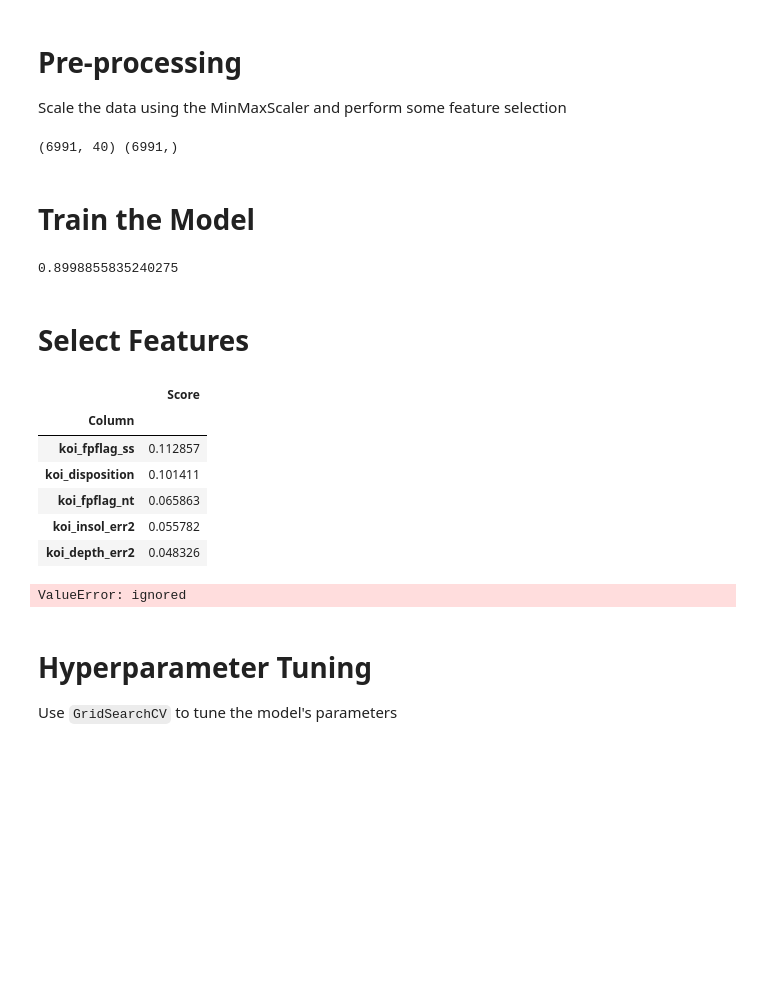
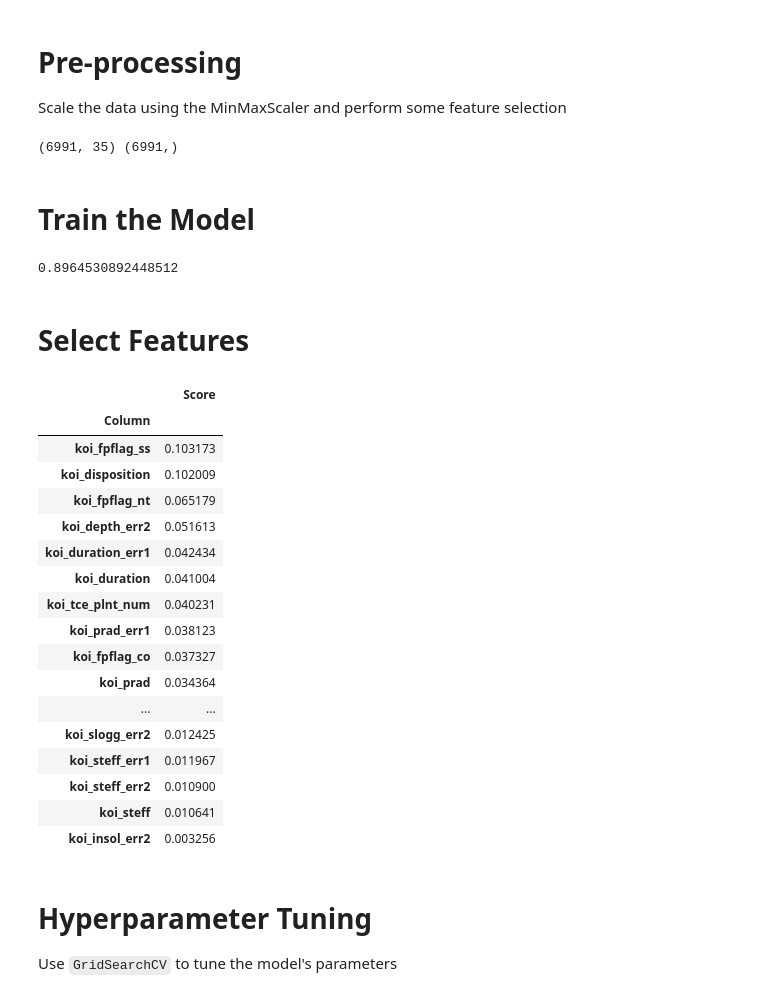
Before and after one commit to HDietrich416/Data-Bootcamp, a Jupyter notebook: Unit 21 - Machine Learning/Random_Forest_Classifier.ipynb, the cells around one changed output. Drawn from its saved outputs; the diff is of its cells as text; code cells hidden in the pictures; blank space fills up the shorter version.

```diff
--- a/Unit 21 - Machine Learning/Random_Forest_Classifier.ipynb
+++ b/Unit 21 - Machine Learning/Random_Forest_Classifier.ipynb
@@ -37,7 +37,7 @@ df.head()
 # Select your features (columns)
 # %%
 # Set features. This will also be used as your x values.
-X = df.drop("koi_disposition", axis=1)
+X = df.drop(["koi_disposition", "koi_steff_err2", "koi_srad_err1", "koi_slogg_err2", "koi_slogg", "koi_model_snr"], axis=1)
 feature_names = df.columns
 y = df["koi_disposition"]
 # %% [markdown]
@@ -68,7 +68,7 @@ X_test_scaled = X_scaler.transform(X_test)
 
 print(X.shape, y.shape)
 # %% [output]
-(6991, 40) (6991,)
+(6991, 35) (6991,)
 # %% [markdown]
 # Train the Model
 # %%
@@ -76,19 +76,30 @@ rf = RandomForestClassifier(n_estimators=200)
 rf = rf.fit(X_train, y_train)
 rf.score(X_test, y_test)
 # %% [output]
-0.8998855835240275
+0.8964530892448512
 # %% [markdown]
 # Select Features
 # %%
 features = sorted(zip(rf.feature_importances_, feature_names), reverse=True)
 ranked_features = pd.DataFrame(features, columns=['Score', 'Column'])
 ranked_features = ranked_features.set_index('Column')
-ranked_features.head()
+ranked_features
 # %% [output]
 |  | Score |
 | Column |  |
-| koi_fpflag_ss | 0.112857 |
-| koi_disposition | 0.101411 |
-| koi_fpflag_nt | 0.065863 |
-| koi_insol_err2 | 0.055782 |
-| koi_depth_err2 | 0.048326 |
+| koi_fpflag_ss | 0.103173 |
+| koi_disposition | 0.102009 |
+| koi_fpflag_nt | 0.065179 |
+| koi_depth_err2 | 0.051613 |
+| koi_duration_err1 | 0.042434 |
+| koi_duration | 0.041004 |
+| koi_tce_plnt_num | 0.040231 |
+| koi_prad_err1 | 0.038123 |
+| koi_fpflag_co | 0.037327 |
+| koi_prad | 0.034364 |
+| ... | ... |
+| koi_slogg_err2 | 0.012425 |
+| koi_steff_err1 | 0.011967 |
+| koi_steff_err2 | 0.010900 |
+| koi_steff | 0.010641 |
+| koi_insol_err2 | 0.003256 |
@@ -102,23 +106,3 @@ for i in features:
-# %%
-# Set features. This will also be used as your x values.
-X2 = df[selected_features]
-y = df["koi_disposition"]
-
-# Train test split
-X_train2, X_test2, y_train2, y_test2 = train_test_split(X2, y, random_state=42)
-
-# Scale your data
-
-X_scaler = MinMaxScaler().fit(X_train2)
-X_train_scaled2 = X_scaler.transform(X_train2)
-X_test_scaled2 = X_scaler.transform(X_test2)
-
-#Train the model
-rf2 = RandomForestClassifier(n_estimators=200)
-rf2 = rf.fit(X_train2, y_train2)
-rf2.score(X_test2, y_test2)
-# %% [output]
-ValueError: ignored
 # %% [markdown]
 # Hyperparameter Tuning
 
```
Also changed, not shown: parts of 3 cells of this notebook.
